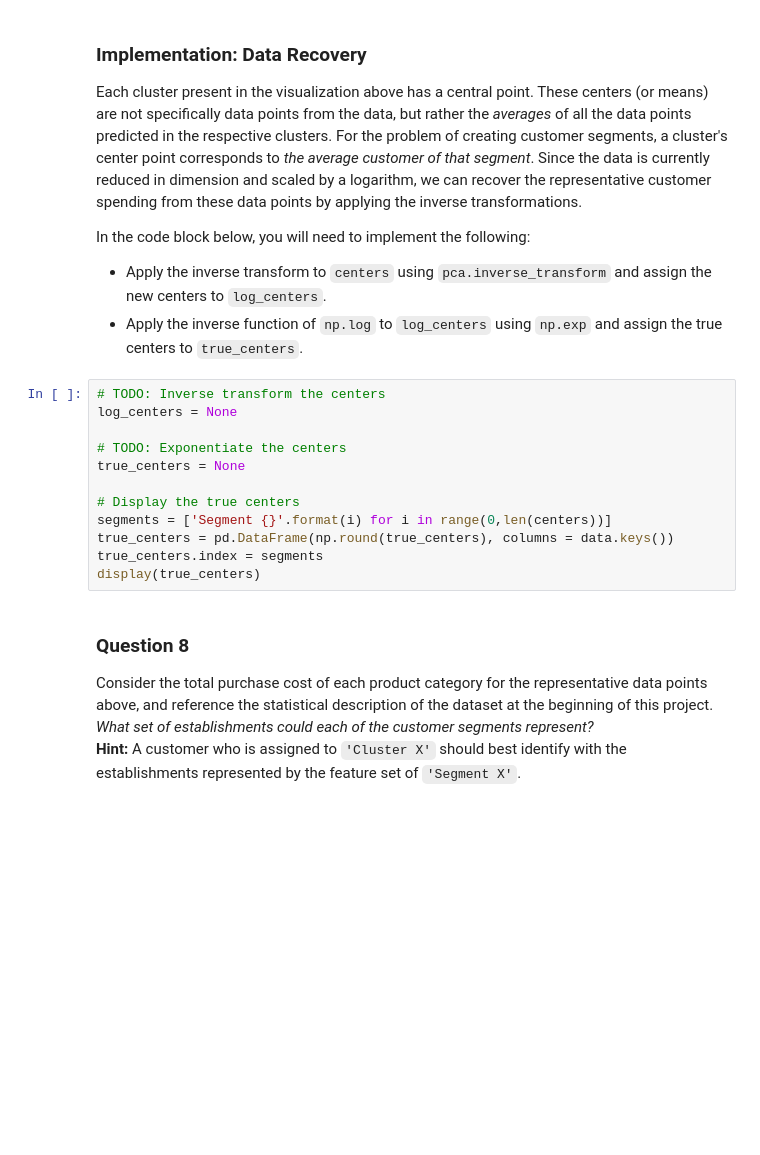
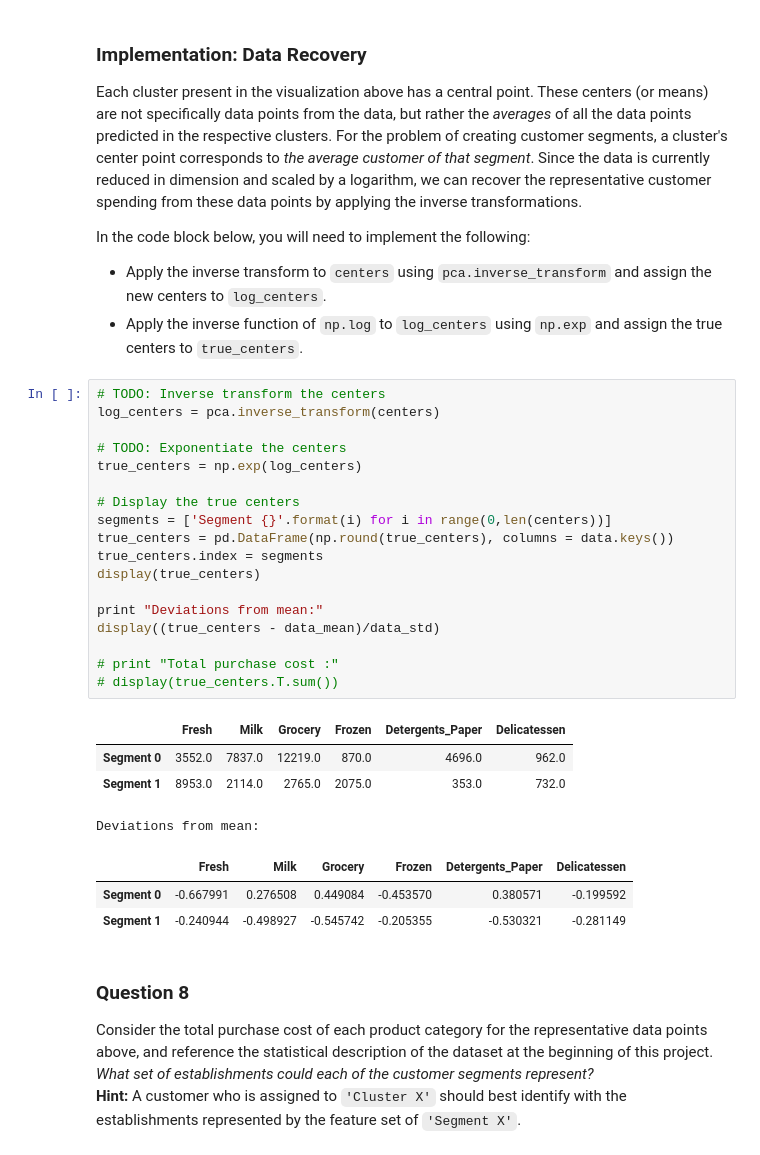
Before and after one commit to NitishPuri/machine-learning, a Jupyter notebook: projects/customer_segments/customer_segments.ipynb, the cells around one changed output. Drawn from its saved outputs; the diff is of its cells as text; blank space fills up the shorter version.

```diff
--- a/projects/customer_segments/customer_segments.ipynb
+++ b/projects/customer_segments/customer_segments.ipynb
@@ -535,16 +539,30 @@ In the code block below, you will need to implement the following:
  - Apply the inverse function of `np.log` to `log_centers` using `np.exp` and assign the true centers to `true_centers`.
 # %%
 # TODO: Inverse transform the centers
-log_centers = None
+log_centers = pca.inverse_transform(centers)
 
 # TODO: Exponentiate the centers
-true_centers = None
+true_centers = np.exp(log_centers)
 
 # Display the true centers
 segments = ['Segment {}'.format(i) for i in range(0,len(centers))]
 true_centers = pd.DataFrame(np.round(true_centers), columns = data.keys())
 true_centers.index = segments
 display(true_centers)
+
+print "Deviations from mean:"
+display((true_centers - data_mean)/data_std)
+
+# print "Total purchase cost :"
+# display(true_centers.T.sum())
+# %% [output]
+|  | Fresh | Milk | Grocery | Frozen | Detergents_Paper | Delicatessen |
+| Segment 0 | 3552.0 | 7837.0 | 12219.0 | 870.0 | 4696.0 | 962.0 |
+| Segment 1 | 8953.0 | 2114.0 | 2765.0 | 2075.0 | 353.0 | 732.0 |
+Deviations from mean:
+|  | Fresh | Milk | Grocery | Frozen | Detergents_Paper | Delicatessen |
+| Segment 0 | -0.667991 | 0.276508 | 0.449084 | -0.453570 | 0.380571 | -0.199592 |
+| Segment 1 | -0.240944 | -0.498927 | -0.545742 | -0.205355 | -0.530321 | -0.281149 |
 # %% [markdown]
 ### Question 8
 Consider the total purchase cost of each product category for the representative data points above, and reference the statistical description of the dataset at the beginning of this project. *What set of establishments could each of the customer segments represent?*
```
Also changed, not shown: parts of 8 cells of this notebook.
